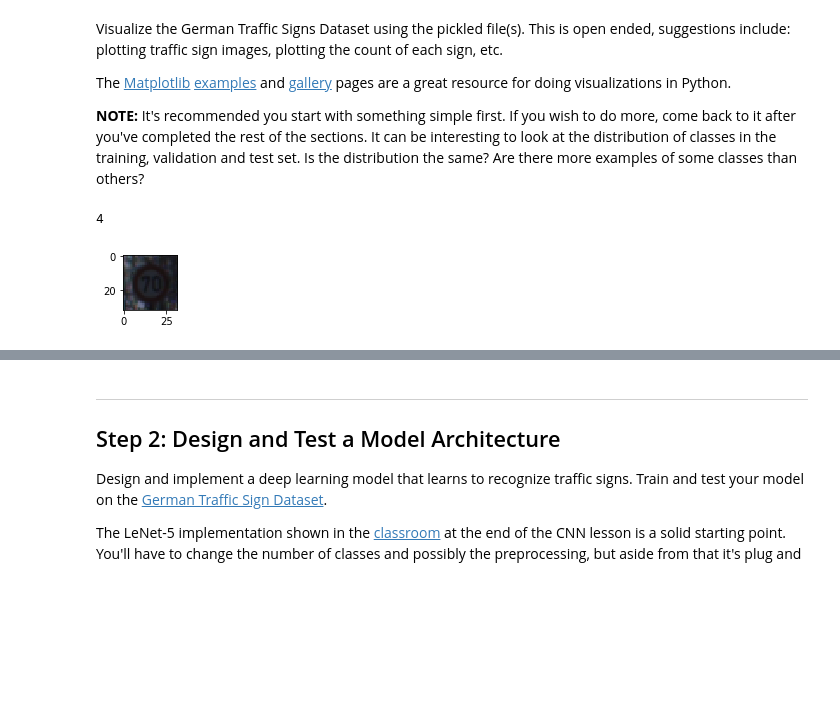
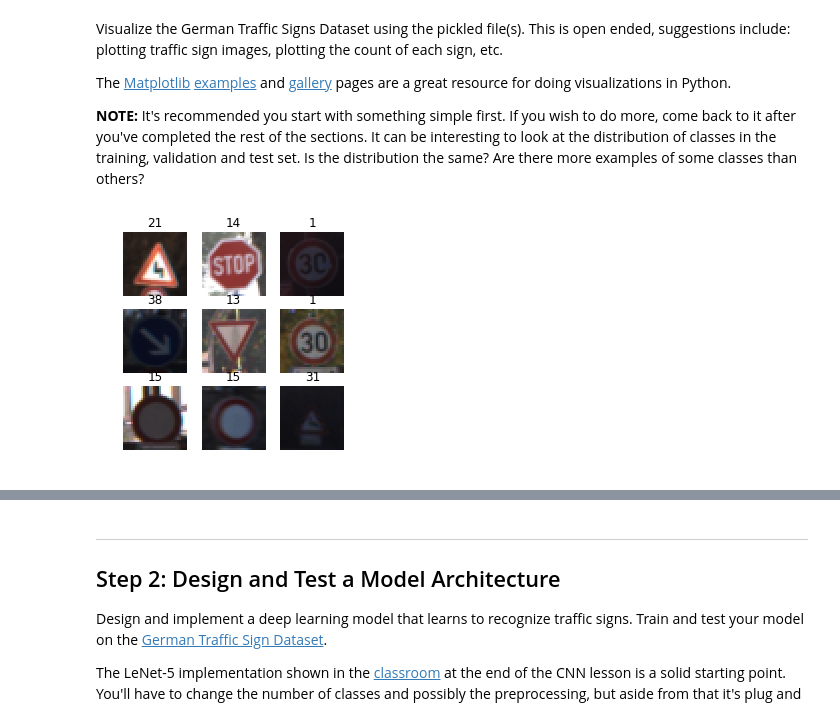
Before and after one commit to Vencentlp/UDACITY_Project2, a Jupyter notebook: Traffic_Sign_Classifier.ipynb, the cells around one changed output, grey strips where cells are left out. Cells and saved outputs as stored; diff of their text form; code cells hidden in the pictures; blank space fills up the shorter version.

```diff
--- a/Traffic_Sign_Classifier.ipynb
+++ b/Traffic_Sign_Classifier.ipynb
@@ -36,9 +36,9 @@ with open(validation_file, mode='rb') as f:
 with open(testing_file, mode='rb') as f:
     test = pickle.load(f)
 
-X_train, y_train = train['features'], train['labels']
-X_valid, y_valid = valid['features'], valid['labels']
-X_test, y_test = test['features'], test['labels']
+X_train_0, y_train = train['features'], train['labels']
+X_valid_0, y_valid = valid['features'], valid['labels']
+X_test_0, y_test = test['features'], test['labels']
 # %% [markdown]
 ---
 
@@ -95,16 +95,19 @@ The [Matplotlib](http://matplotlib.org/) [examples](http://matplotlib.org/exampl
 # %%
 ### Data exploration visualization code goes here.
 ### Feel free to use as many code cells as needed.
 import matplotlib.pyplot as plt
 import random
 import numpy as np
 # Visualizations will be shown in the notebook.
 %matplotlib inline
-index = random.randint(0,len(X_train))
-image = X_train[index].squeeze()
-plt.figure(figsize=(1,1))
-plt.imshow(image,cmap='BrBG')
-print(y_train[index])
+fig,axs = plt.subplots(3,3,figsize=(4,4))
+axs = axs.ravel()
+
+for i in range(9):
+    index = random.randint(0,len(X_train_0))
+    image = X_train_0[index]
+    axs[i].axis('off')
+    axs[i].imshow(image)
+    axs[i].set_title(y_train[index])
 # %% [output]
-4
-[figure, old version]
+[figure, new version]
```
Also changed, not shown: parts of 8 cells of this notebook, 9 other files.
